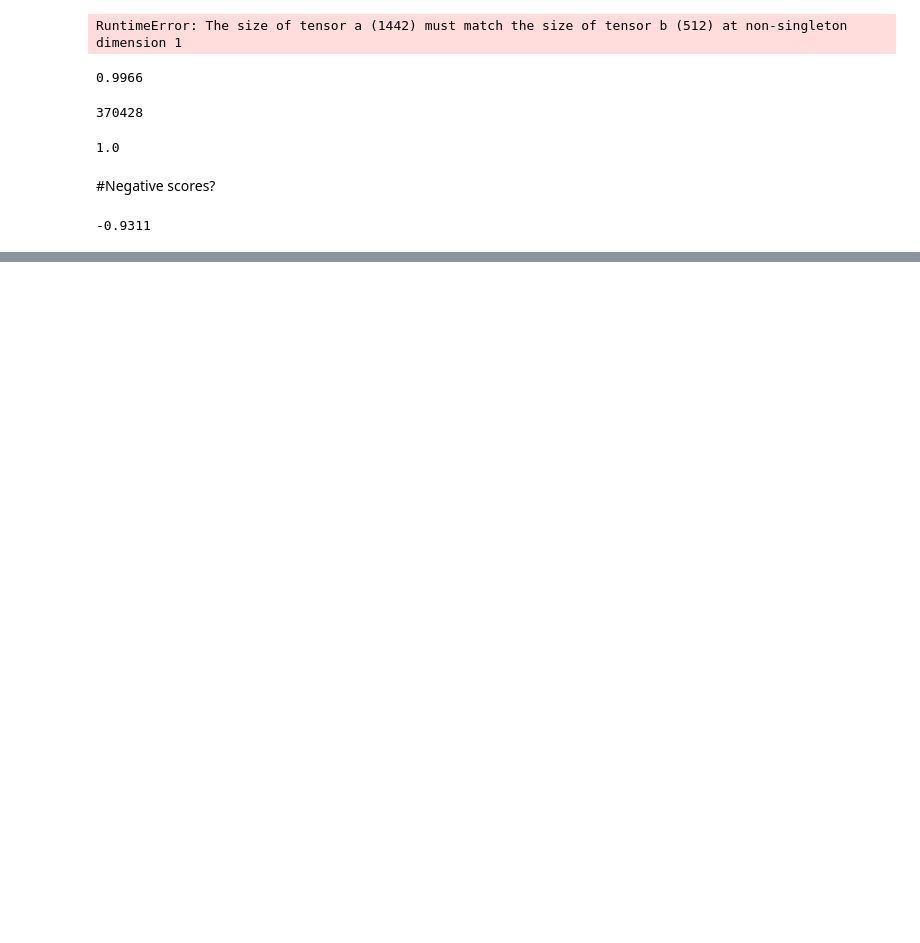
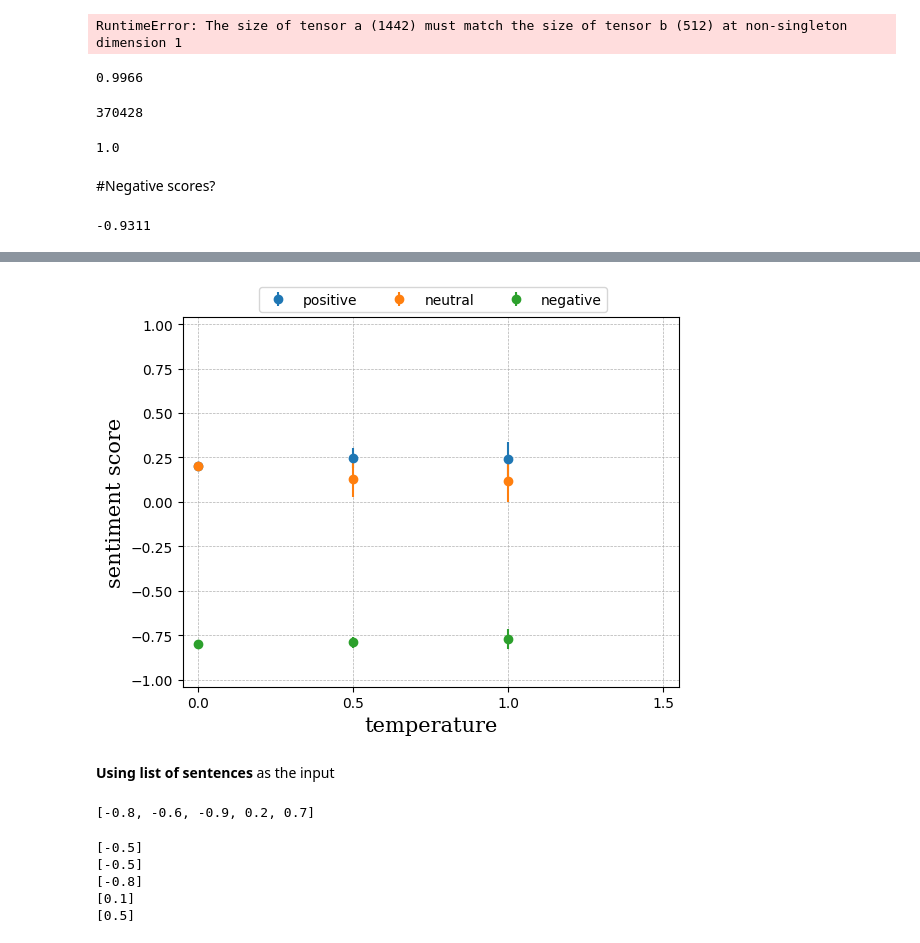
Before and after one commit to pinterj98/DeltaSentiment, a Jupyter notebook: Task1/sentiment_score_test_cases.ipynb, the cells around one changed output, grey strips where cells are left out. Drawn from its saved outputs; the diff is of its cells as text; code cells hidden in the pictures; blank space fills up the shorter version.

```diff
--- a/Task1/sentiment_score_test_cases.ipynb
+++ b/Task1/sentiment_score_test_cases.ipynb
@@ -269,0 +556,34 @@ print(pipe_yiy(negative_text))
+# %%
+score_avg_neu = []
+score_stdev_neu = []
+for T in temp_list:
+  sample = llm_score(text_neu, model, T, n)
+  score_avg_neu.append(statistics.mean(sample))
+  score_stdev_neu.append(statistics.stdev(sample))
+# %%
+score_avg_neg = []
+score_stdev_neg = []
+for T in temp_list:
+  sample = llm_score(text_neg, model, T, n)
+  score_avg_neg.append(statistics.mean(sample))
+  score_stdev_neg.append(statistics.stdev(sample))
+# %%
+fig = plt.figure()
+plt.errorbar(temp_list, score_avg, yerr=score_stdev, label='positive', marker='o', linestyle='')
+plt.errorbar(temp_list, score_avg_neu, yerr=score_stdev_neu, label='neutral', marker='o', linestyle='')
+plt.errorbar(temp_list, score_avg_neg, yerr=score_stdev_neg, label='negative', marker='o', linestyle='')
+
+font = {'family':'serif','size':15}
+#plt.title(model)
+plt.xlabel('temperature', fontdict = font)
+plt.ylabel('sentiment score', fontdict = font)
+plt.xlim(-0.05, 1.55)
+plt.ylim(-1.04, 1.04)
+plt.xticks(np.arange(0, 1.75, step=0.5))
+plt.grid(linestyle = '--', linewidth = 0.5)
+plt.legend(bbox_to_anchor =(0.87, 1.1), ncol = 3)
+plt.show()
+# %% [output]
+[figure, added]
+# %% [markdown]
+**Using list of sentences** as the input
@@ -269,0 +612,21 @@ print(pipe_yiy(negative_text))
+# %%
+text_list = ["To the extent that countries do not enforce Abbott’s intellectual property rights, Abbott’s future revenues and operating income could be reduced.",
+             "For example, Abbott may be required to provide additional warnings on a product’s label or narrow its approved intended use, either of which could reduce the product’s market acceptance.",
+             "If serious safety concerns arise with an Abbott product, sales of the product have been and could be halted by Abbott or by regulatory authorities.",
+             "Dividends paid totaled $3.309 billion in 2022 compared to $3.202 billion in 2021.",
+             "Abbott declared dividends of $1.92 per share in 2022 and $1.82 per share in 2021, an increase of approximately 5.5 percent."]
+
+T=0
+model="gpt-4o"
+print(llm_score_for_list(text_list, model, T).choices[0].message.content)
+# %% [output]
+[-0.8, -0.6, -0.9, 0.2, 0.7]
+# %%
+for s in text_list:
+  print(llm_score(s, model, T, 1))
+# %% [output]
+[-0.5]
+[-0.5]
+[-0.8]
+[0.1]
+[0.5]
```
Also changed, not shown: parts of 59 cells of this notebook.
